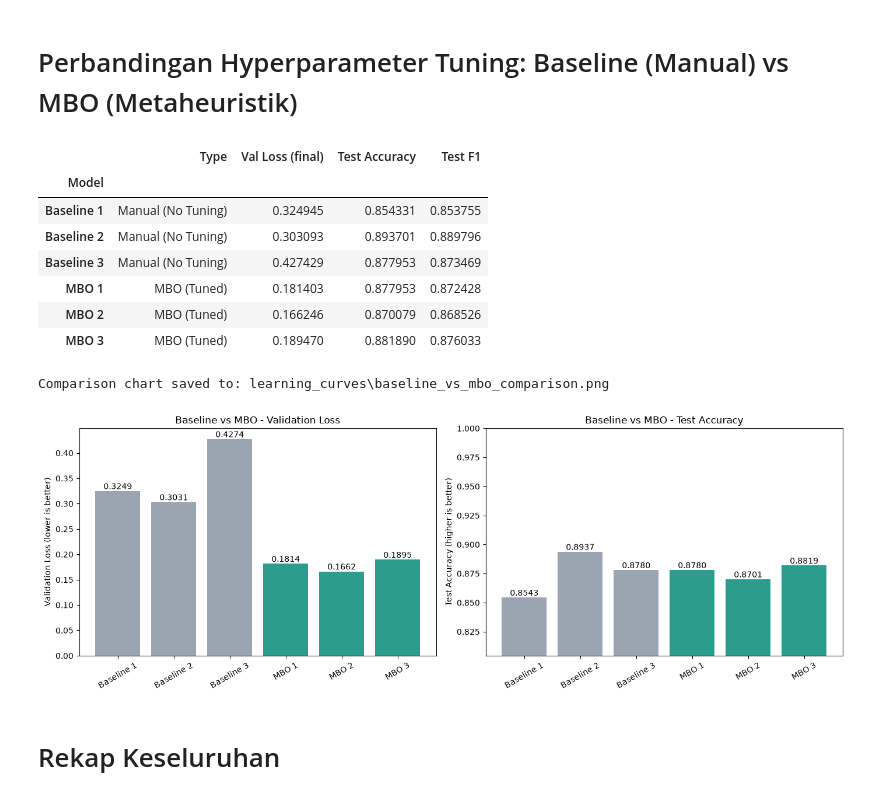
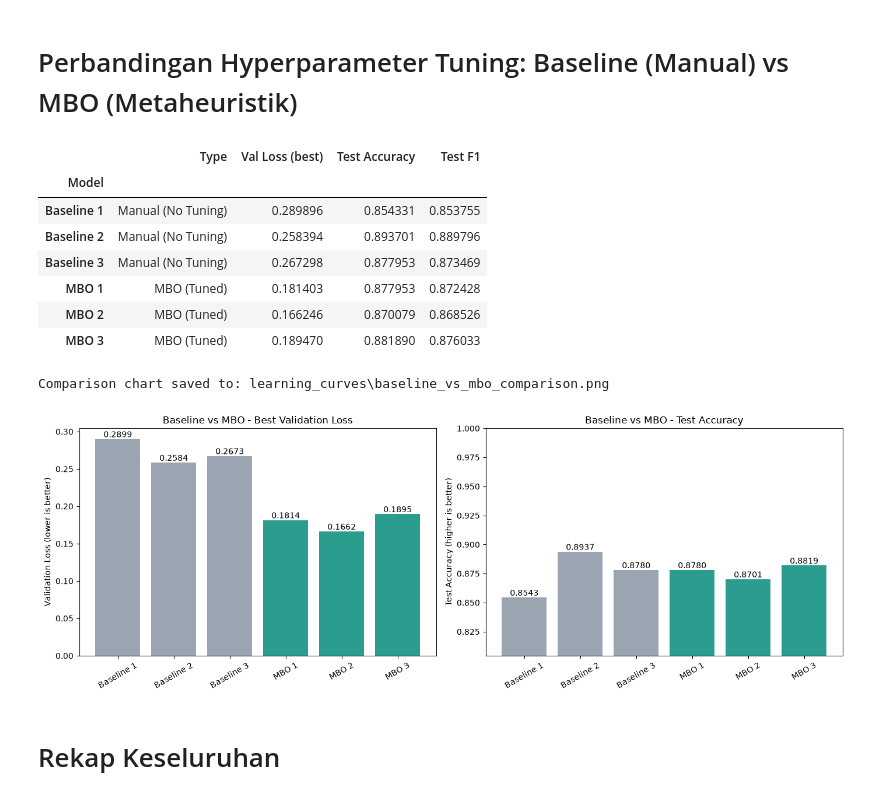
Before and after one commit to EmirAtthariq/Smiles2Vec_LSTM, a Jupyter notebook: smiles2vec_LSTM.ipynb, the cells around one changed output. Drawn from its saved outputs; the diff is of its cells as text; code cells hidden in the pictures.

```diff
--- a/smiles2vec_LSTM.ipynb
+++ b/smiles2vec_LSTM.ipynb
@@ -367,7 +367,7 @@ for name, units_list in baseline_configs.items():
         "Configuration": name,
         "Number of LSTM Layers": len(units_list),
         "Units per Layer": str(tuple(units_list)),
-        "Output Layer": "Dense 1 neuron, Sigmoid activation",
+        "Output Layer": "Dense 2 neurons, Softmax (via CrossEntropyLoss)",
         "Learning Rate": 0.001,
         "Batch Size": 32,
         "Optimizer": "Adam",
@@ -615,21 +615,32 @@ def decode_solution(vector):
 # %% [markdown]
 # Fitness Function
 # %%
+import tempfile
+
 def fitness_function(vector, X_tr, Y_tr, X_val, Y_val, vocab_size, epochs=100, batch_size=32,
                       best_tracker=None, model_save_path=None):
     """
-    Fitness = BEST validation loss across the full training run (no early stopping),
-    taken as the minimum point across the entire training history.
-
-    If best_tracker/model_save_path are provided, this function saves the model
-    to disk whenever it beats the best fitness seen so far in the search — so the
-    winning model never needs to be retrained afterward.
+    Fitness = BEST validation loss across the full training run (no early stopping).
+    Weights are restored to the best epoch (load_best=True) before scoring/saving,
+    so the saved model matches the reported fitness — not the overfit final epoch.
     """
     config = decode_solution(vector)
     val_dataset = TensorDataset(
         torch.tensor(X_val, dtype=torch.long),
         torch.tensor(Y_val, dtype=torch.long)
     )
+
+    tmp_dir = tempfile.mkdtemp()
+    cp = Checkpoint(
+        monitor="valid_loss_best",
+        dirname=tmp_dir,
+        f_params="best_params.pt",
+        f_optimizer=None,
+        f_criterion=None,
+        f_history=None,
+        load_best=True,
+    )
+
     net = NeuralNetClassifier(
         module=LSTMBaselineSkorch,
         module__vocab_size=vocab_size,
@@ -644,14 +655,14 @@ def fitness_function(vector, X_tr, Y_tr, X_val, Y_val, vocab_size, epochs=100, b
         train_split=predefined_split(val_dataset),
         callbacks=[
             ("train_acc", EpochScoring(scoring="accuracy", on_train=True, name="train_acc", lower_is_better=False)),
+            ("checkpoint", cp),
         ],
         verbose=0
     )
     try:
-        net.fit(X_tr, Y_tr)
-        val_loss = min(net.history[:, "valid_loss"])
+        net.fit(X_tr, Y_tr)  # net sekarang membawa bobot epoch TERBAIK, bukan epoch terakhir
+        val_loss = min(row["valid_loss"] for row in net.history)
 
-        # Keep the best model as we search — avoid retraining the winner later
         if best_tracker is not None and val_loss < best_tracker["best_loss"]:
             best_tracker["best_loss"] = val_loss
             best_tracker["best_config"] = config
@@ -665,8 +676,10 @@ def fitness_function(vector, X_tr, Y_tr, X_val, Y_val, vocab_size, epochs=100, b
                 net.save_params(f_params=model_save_path)
                 print(f"  -> New best model found (val_loss={val_loss:.4f}), saved to: {model_save_path}")
 
+        shutil.rmtree(tmp_dir, ignore_errors=True)
         return val_loss
     except Exception as e:
+        shutil.rmtree(tmp_dir, ignore_errors=True)
         print(f"Evaluation failed for configuration {config}: {e}")
         return float("inf")
 # %% [markdown]
@@ -1127,7 +1133,7 @@ for name, units_list in baseline_configs.items():
     comparison_rows.append({
         "Model": name,
         "Type": "Manual (No Tuning)",
-        "Val Loss (final)": baseline_histories[name]["val_loss"][-1],
+        "Val Loss (best)": min(baseline_histories[name]["val_loss"]),
         "Test Accuracy": baseline_eval_results[name]["test"]["accuracy"],
         "Test F1": baseline_eval_results[name]["test"]["f1_score"],
     })
@@ -1137,7 +1143,7 @@ for scheme_name, result in mbo_results.items():
     comparison_rows.append({
         "Model": scheme_name,
         "Type": "MBO (Tuned)",
-        "Val Loss (final)": result["best_fitness"],
+        "Val Loss (best)": result["best_fitness"],
         "Test Accuracy": mbo_eval_results[scheme_name]["test"]["accuracy"],
         "Test F1": mbo_eval_results[scheme_name]["test"]["f1_score"],
     })
@@ -1147,41 +1153,41 @@ display(comparison_df)
 
 # Bar chart
 fig, axes = plt.subplots(1, 2, figsize=(14, 5))
 
 # gray for manual baseline, green for MBO
 colors = ["#9aa5b1"] * len(baseline_configs) + ["#2a9d8f"] * len(mbo_results)
 
-axes[0].bar(comparison_df.index, comparison_df["Val Loss (final)"], color=colors)
+axes[0].bar(comparison_df.index, comparison_df["Val Loss (best)"], color=colors)
 axes[0].set_ylabel("Validation Loss (lower is better)")
-axes[0].set_title("Baseline vs MBO - Validation Loss")
+axes[0].set_title("Baseline vs MBO - Best Validation Loss")
 axes[0].tick_params(axis="x", rotation=30)
-for i, v in enumerate(comparison_df["Val Loss (final)"]):
+for i, v in enumerate(comparison_df["Val Loss (best)"]):
     axes[0].text(i, v, f"{v:.4f}", ha="center", va="bottom")
 
 axes[1].bar(comparison_df.index, comparison_df["Test Accuracy"], color=colors)
 axes[1].set_ylabel("Test Accuracy (higher is better)")
 axes[1].set_ylim(min(comparison_df["Test Accuracy"]) - 0.05, 1.0)
 axes[1].set_title("Baseline vs MBO - Test Accuracy")
 axes[1].tick_params(axis="x", rotation=30)
 for i, v in enumerate(comparison_df["Test Accuracy"]):
     axes[1].text(i, v, f"{v:.4f}", ha="center", va="bottom")
 
 plt.tight_layout()
 save_path = os.path.join(SAVE_DIR, "baseline_vs_mbo_comparison.png")
 plt.savefig(save_path, dpi=150)
 print(f"Comparison chart saved to: {save_path}")
 plt.show()
 # %% [output]
-|  | Type | Val Loss (final) | Test Accuracy | Test F1 |
+|  | Type | Val Loss (best) | Test Accuracy | Test F1 |
 | Model |  |  |  |  |
-| Baseline 1 | Manual (No Tuning) | 0.324945 | 0.854331 | 0.853755 |
-| Baseline 2 | Manual (No Tuning) | 0.303093 | 0.893701 | 0.889796 |
-| Baseline 3 | Manual (No Tuning) | 0.427429 | 0.877953 | 0.873469 |
+| Baseline 1 | Manual (No Tuning) | 0.289896 | 0.854331 | 0.853755 |
+| Baseline 2 | Manual (No Tuning) | 0.258394 | 0.893701 | 0.889796 |
+| Baseline 3 | Manual (No Tuning) | 0.267298 | 0.877953 | 0.873469 |
 | MBO 1 | MBO (Tuned) | 0.181403 | 0.877953 | 0.872428 |
 | MBO 2 | MBO (Tuned) | 0.166246 | 0.870079 | 0.868526 |
 | MBO 3 | MBO (Tuned) | 0.189470 | 0.881890 | 0.876033 |
 Comparison chart saved to: learning_curves\baseline_vs_mbo_comparison.png
-[figure, old version]
+[figure, new version]
 # %% [markdown]
 # Rekap Keseluruhan
 # %%
```
Also changed, not shown: parts of 2 cells of this notebook, 1 other file.
